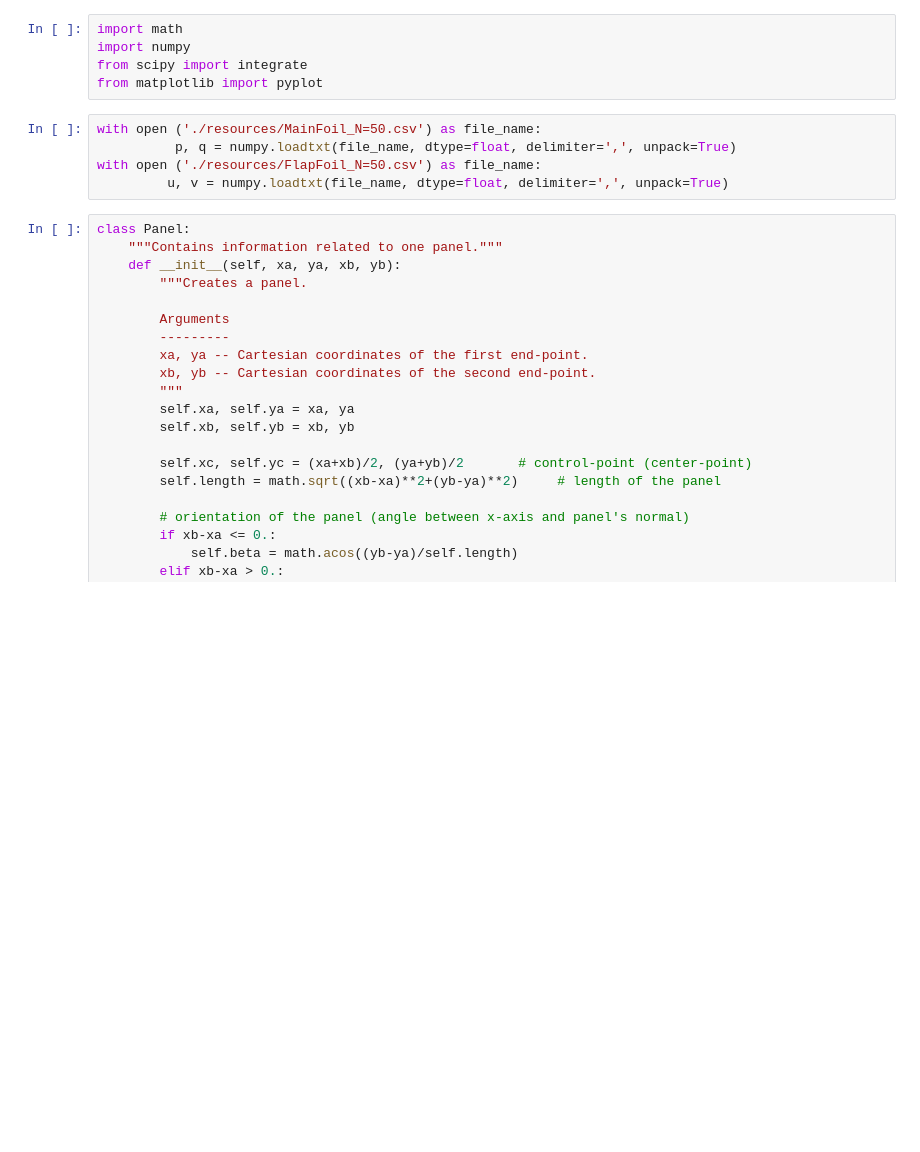
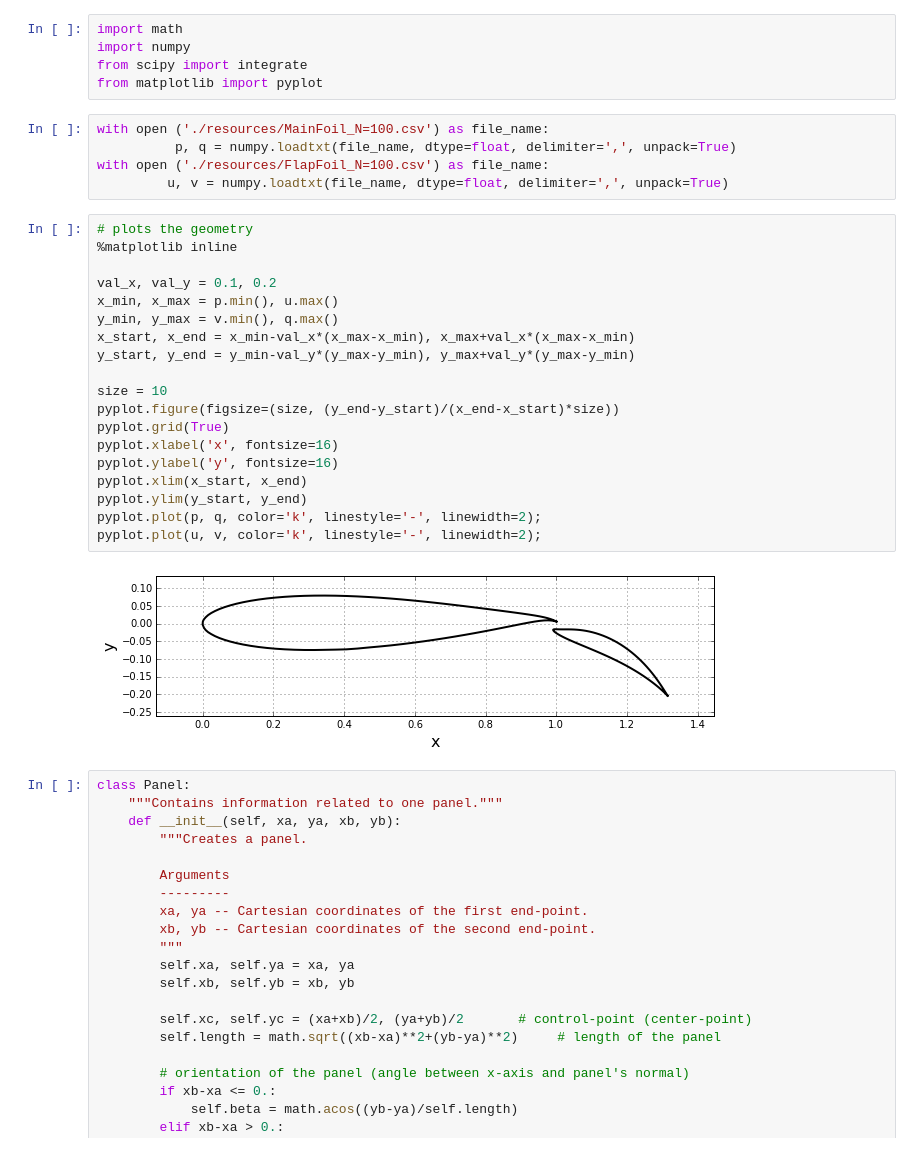
Before and after one commit to subhashnerella/Python-Practice-Notebooks, a Jupyter notebook: Untitled0.ipynb, the cells around one changed output. Saved outputs shown, nothing was run; the diff lists cells and outputs as text; blank space fills up the shorter version.

```diff
--- a/Untitled0.ipynb
+++ b/Untitled0.ipynb
@@ -4,10 +4,31 @@ import numpy
 from scipy import integrate
 from matplotlib import pyplot
 # %%
-with open ('./resources/MainFoil_N=50.csv') as file_name:
+with open ('./resources/MainFoil_N=100.csv') as file_name:
           p, q = numpy.loadtxt(file_name, dtype=float, delimiter=',', unpack=True)
-with open ('./resources/FlapFoil_N=50.csv') as file_name:
+with open ('./resources/FlapFoil_N=100.csv') as file_name:
          u, v = numpy.loadtxt(file_name, dtype=float, delimiter=',', unpack=True)
+# %%
+# plots the geometry
+%matplotlib inline
+
+val_x, val_y = 0.1, 0.2
+x_min, x_max = p.min(), u.max()
+y_min, y_max = v.min(), q.max()
+x_start, x_end = x_min-val_x*(x_max-x_min), x_max+val_x*(x_max-x_min)
+y_start, y_end = y_min-val_y*(y_max-y_min), y_max+val_y*(y_max-y_min)
+
+size = 10
+pyplot.figure(figsize=(size, (y_end-y_start)/(x_end-x_start)*size))
+pyplot.grid(True)
+pyplot.xlabel('x', fontsize=16)
+pyplot.ylabel('y', fontsize=16)
+pyplot.xlim(x_start, x_end)
+pyplot.ylim(y_start, y_end)
+pyplot.plot(p, q, color='k', linestyle='-', linewidth=2);
+pyplot.plot(u, v, color='k', linestyle='-', linewidth=2);
+# %% [output]
+[figure, added]
 # %%
 class Panel:
     """Contains information related to one panel."""
```
Also changed, not shown: parts of 19 cells of this notebook.
